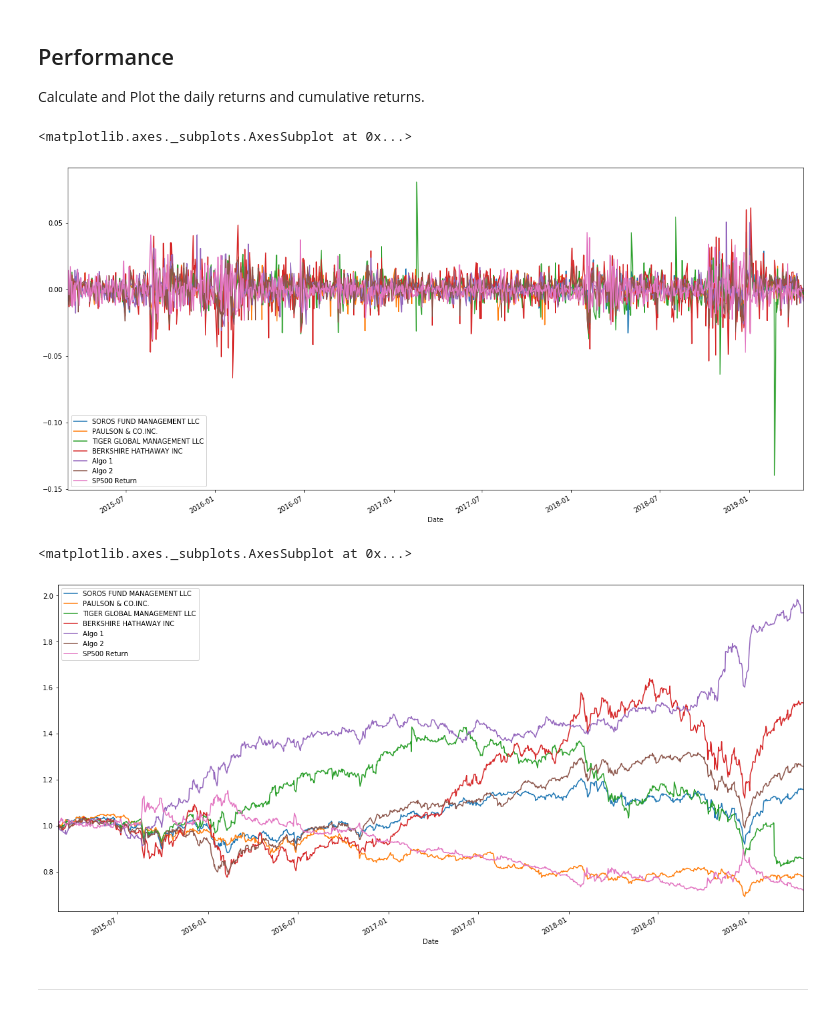
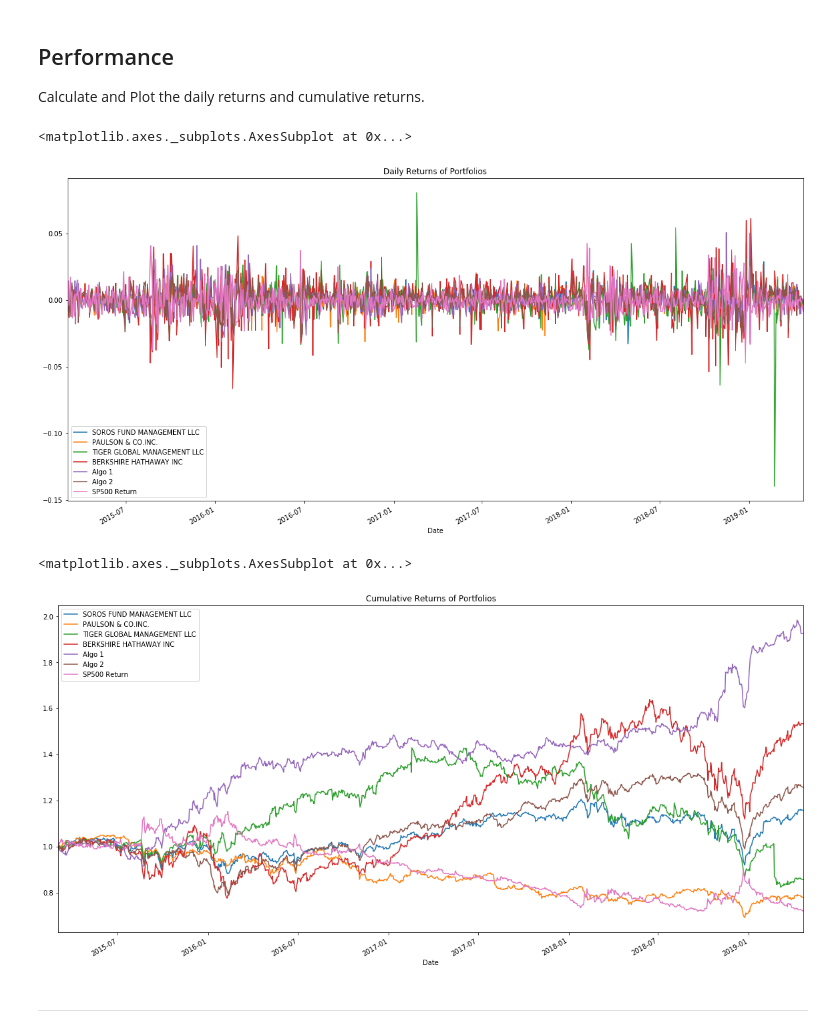
Before and after one commit to awanzek/pandas-homework, a Jupyter notebook: whale_analysis.ipynb, the cells around one changed output. Saved outputs shown, nothing was run; the diff lists cells and outputs as text; code cells hidden in the pictures.

```diff
--- a/whale_analysis.ipynb
+++ b/whale_analysis.ipynb
@@ -177,17 +177,17 @@ In this section, you will calculate and visualize performance and risk metrics f
 Calculate and Plot the daily returns and cumulative returns.
 # %%
 # Plot daily returns
-portfolio_returns.plot(figsize=(20,10))
+portfolio_returns.plot(figsize=(20,10),title='Daily Returns of Portfolios')
 # %% [output]
 <matplotlib.axes._subplots.AxesSubplot at 0x...>
-[figure, old version]
+[figure, new version]
 # %%
 # Plot cumulative returns
 cumulative_returns = (1 + portfolio_returns).cumprod()
-cumulative_returns.plot(figsize=(20,10))
+cumulative_returns.plot(figsize=(20,10),title='Cumulative Returns of Portfolios')
 # %% [output]
 <matplotlib.axes._subplots.AxesSubplot at 0x...>
-[figure, old version]
+[figure, new version]
 # %% [markdown]
 ---
 # %% [markdown]
```
Also changed, not shown: parts of 8 cells of this notebook.
